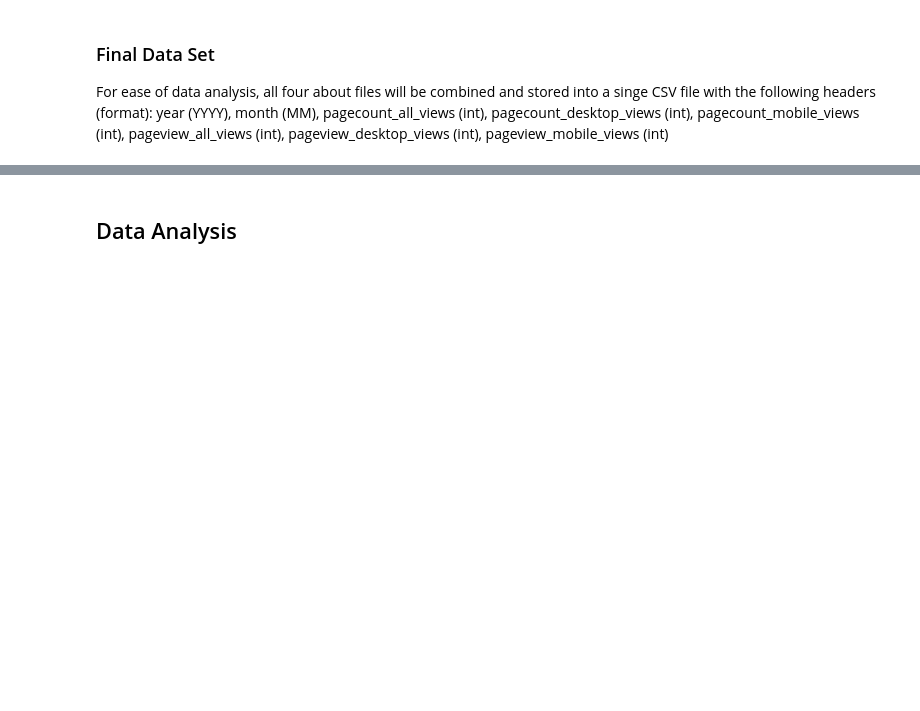
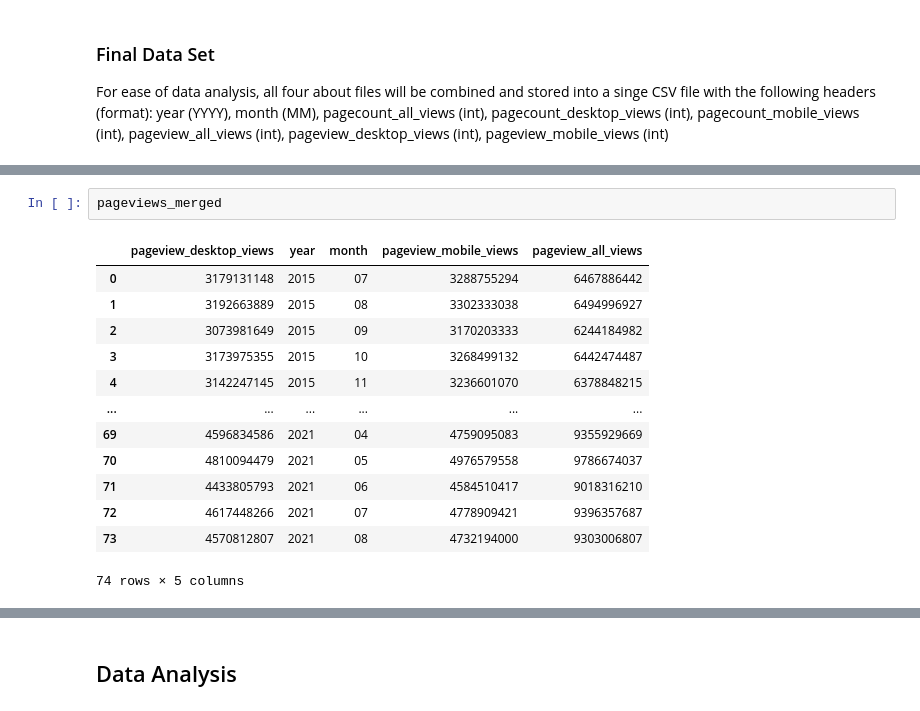
Before and after one commit to aaliyahfiala42/data-512-a1, a Jupyter notebook: hcds-a1-data-curation.ipynb, the cells around one changed output, grey strips where cells are left out. Saved outputs shown, nothing was run; the diff lists cells and outputs as text; blank space fills up the shorter version.

```diff
--- a/hcds-a1-data-curation.ipynb
+++ b/hcds-a1-data-curation.ipynb
@@ -318,0 +376,16 @@ For ease of data analysis, all four about files will be combined and stored into
+# %%
+pageviews_merged
+# %% [output]
+|  | pageview_desktop_views | year | month | pageview_mobile_views | pageview_all_views |
+| 0 | 3179131148 | 2015 | 07 | 3288755294 | 6467886442 |
+| 1 | 3192663889 | 2015 | 08 | 3302333038 | 6494996927 |
+| 2 | 3073981649 | 2015 | 09 | 3170203333 | 6244184982 |
+| 3 | 3173975355 | 2015 | 10 | 3268499132 | 6442474487 |
+| 4 | 3142247145 | 2015 | 11 | 3236601070 | 6378848215 |
+| ... | ... | ... | ... | ... | ... |
+| 69 | 4596834586 | 2021 | 04 | 4759095083 | 9355929669 |
+| 70 | 4810094479 | 2021 | 05 | 4976579558 | 9786674037 |
+| 71 | 4433805793 | 2021 | 06 | 4584510417 | 9018316210 |
+| 72 | 4617448266 | 2021 | 07 | 4778909421 | 9396357687 |
+| 73 | 4570812807 | 2021 | 08 | 4732194000 | 9303006807 |
+74 rows × 5 columns
```
Also changed, not shown: parts of 9 cells of this notebook.
